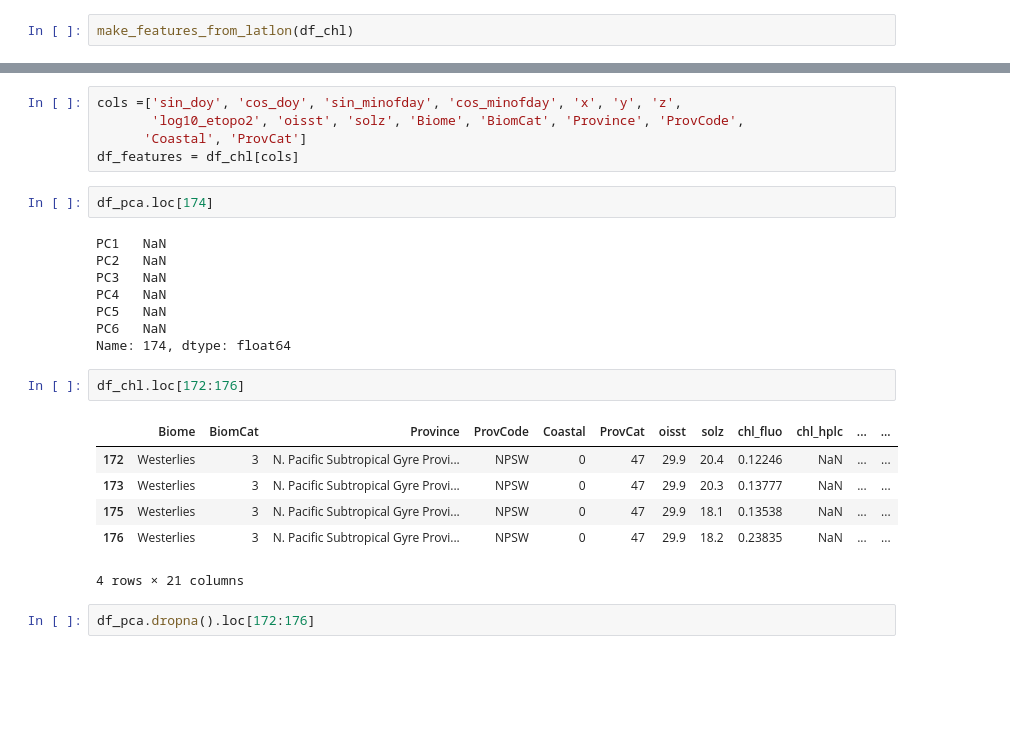
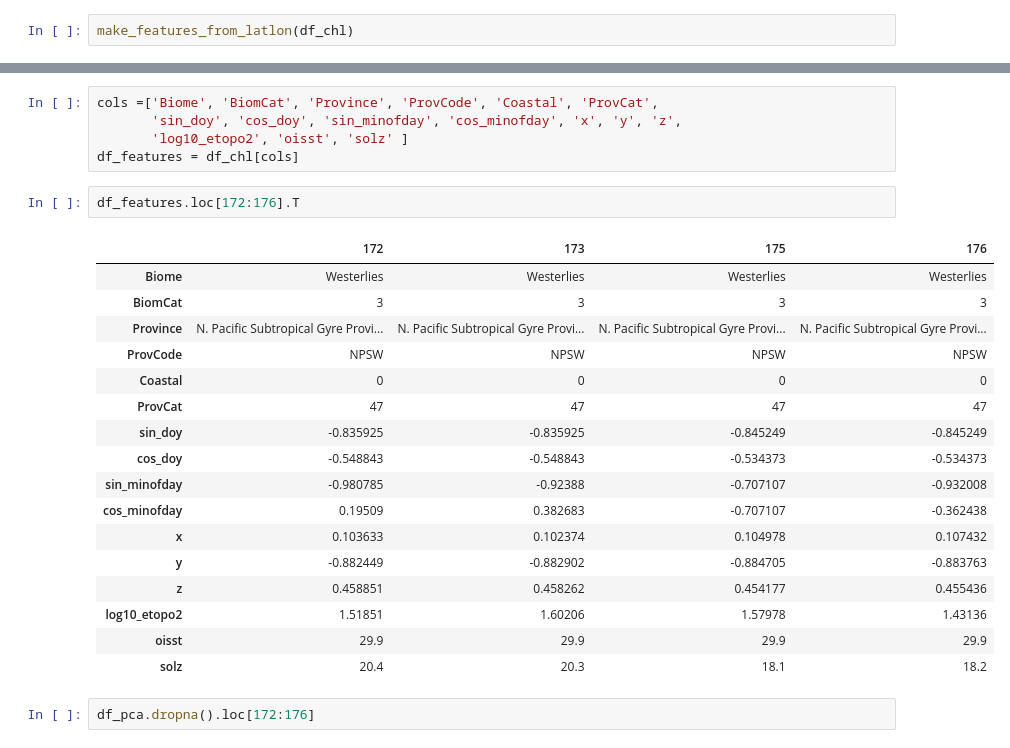
Before and after one commit to madHatter106/TOA_ML, a Jupyter notebook: TOA_ML_1_DataPrep_5c_Feature_Engineering.ipynb, the cells around one changed output, grey strips where cells are left out. Saved outputs shown, nothing was run; the diff lists cells and outputs as text; blank space fills up the shorter version.

```diff
--- a/TOA_ML_1_DataPrep_5c_Feature_Engineering.ipynb
+++ b/TOA_ML_1_DataPrep_5c_Feature_Engineering.ipynb
@@ -96,27 +130,28 @@ memory usage: 81.5+ KB
 # %%
-cols =['sin_doy', 'cos_doy', 'sin_minofday', 'cos_minofday', 'x', 'y', 'z',
-       'log10_etopo2', 'oisst', 'solz', 'Biome', 'BiomCat', 'Province', 'ProvCode',
-      'Coastal', 'ProvCat']
+cols =['Biome', 'BiomCat', 'Province', 'ProvCode', 'Coastal', 'ProvCat',
+       'sin_doy', 'cos_doy', 'sin_minofday', 'cos_minofday', 'x', 'y', 'z',
+       'log10_etopo2', 'oisst', 'solz' ]
 df_features = df_chl[cols]
-# %%
-df_pca.loc[174]
-# %% [output]
-PC1   NaN
-PC2   NaN
-PC3   NaN
-PC4   NaN
-PC5   NaN
-PC6   NaN
-Name: 174, dtype: float64
 # %%
-df_chl.loc[172:176]
+df_features.loc[172:176].T
 # %% [output]
-|  | Biome | BiomCat | Province | ProvCode | Coastal | ProvCat | oisst | solz | chl_fluo | chl_hplc | ... | ... |
-| 172 | Westerlies | 3 | N. Pacific Subtropical Gyre Provi... | NPSW | 0 | 47 | 29.9 | 20.4 | 0.12246 | NaN | ... | ... |
-| 173 | Westerlies | 3 | N. Pacific Subtropical Gyre Provi... | NPSW | 0 | 47 | 29.9 | 20.3 | 0.13777 | NaN | ... | ... |
-| 175 | Westerlies | 3 | N. Pacific Subtropical Gyre Provi... | NPSW | 0 | 47 | 29.9 | 18.1 | 0.13538 | NaN | ... | ... |
-| 176 | Westerlies | 3 | N. Pacific Subtropical Gyre Provi... | NPSW | 0 | 47 | 29.9 | 18.2 | 0.23835 | NaN | ... | ... |
+|  | 172 | 173 | 175 | 176 |
+| Biome | Westerlies | Westerlies | Westerlies | Westerlies |
+| BiomCat | 3 | 3 | 3 | 3 |
+| Province | N. Pacific Subtropical Gyre Provi... | N. Pacific Subtropical Gyre Provi... | N. Pacific Subtropical Gyre Provi... | N. Pacific Subtropical Gyre Provi... |
+| ProvCode | NPSW | NPSW | NPSW | NPSW |
+| Coastal | 0 | 0 | 0 | 0 |
+| ProvCat | 47 | 47 | 47 | 47 |
+| sin_doy | -0.835925 | -0.835925 | -0.845249 | -0.845249 |
+| cos_doy | -0.548843 | -0.548843 | -0.534373 | -0.534373 |
+| sin_minofday | -0.980785 | -0.92388 | -0.707107 | -0.932008 |
+| cos_minofday | 0.19509 | 0.382683 | -0.707107 | -0.362438 |
+| x | 0.103633 | 0.102374 | 0.104978 | 0.107432 |
+| y | -0.882449 | -0.882902 | -0.884705 | -0.883763 |
+| z | 0.458851 | 0.458262 | 0.454177 | 0.455436 |
+| log10_etopo2 | 1.51851 | 1.60206 | 1.57978 | 1.43136 |
+| oisst | 29.9 | 29.9 | 29.9 | 29.9 |
+| solz | 20.4 | 20.3 | 18.1 | 18.2 |
-4 rows × 21 columns
 # %%
 df_pca.dropna().loc[172:176]
 # %% [output]
```
Also changed, not shown: parts of 28 cells of this notebook.
